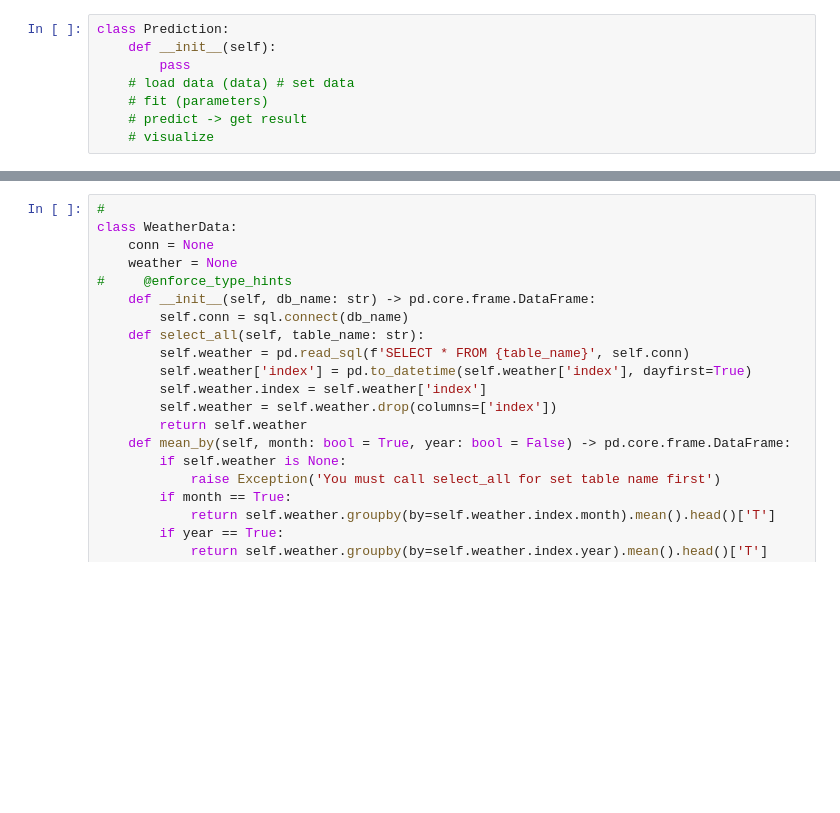
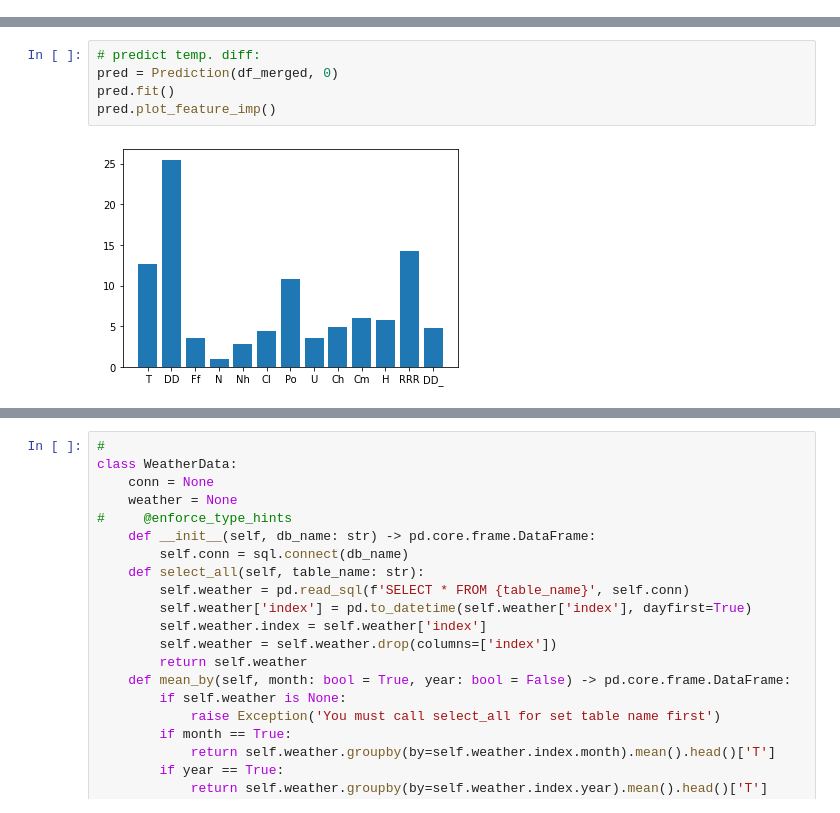
Before and after one commit to dimka11/coursework, a Jupyter notebook: NewData/Console_example.ipynb, the cells around one changed output, grey strips where cells are left out. Saved outputs shown, nothing was run; the diff lists cells and outputs as text; blank space fills up the shorter version.

Commit message:
predict three mean temp

```diff
--- a/NewData/Console_example.ipynb
+++ b/NewData/Console_example.ipynb
@@ -7,8 +13,0 @@ from IPython.display import display
-# %%
-class Prediction:
-    def __init__(self):
-        pass
-    # load data (data) # set data
-    # fit (parameters)
-    # predict -> get result
-    # visualize
@@ -14,0 +99,7 @@ class Prediction:
+# %%
+# predict temp. diff:
+pred = Prediction(df_merged, 0)
+pred.fit()
+pred.plot_feature_imp()
+# %% [output]
+[figure, added]
```
Also changed, not shown: parts of 11 cells of this notebook, 6 other files.
